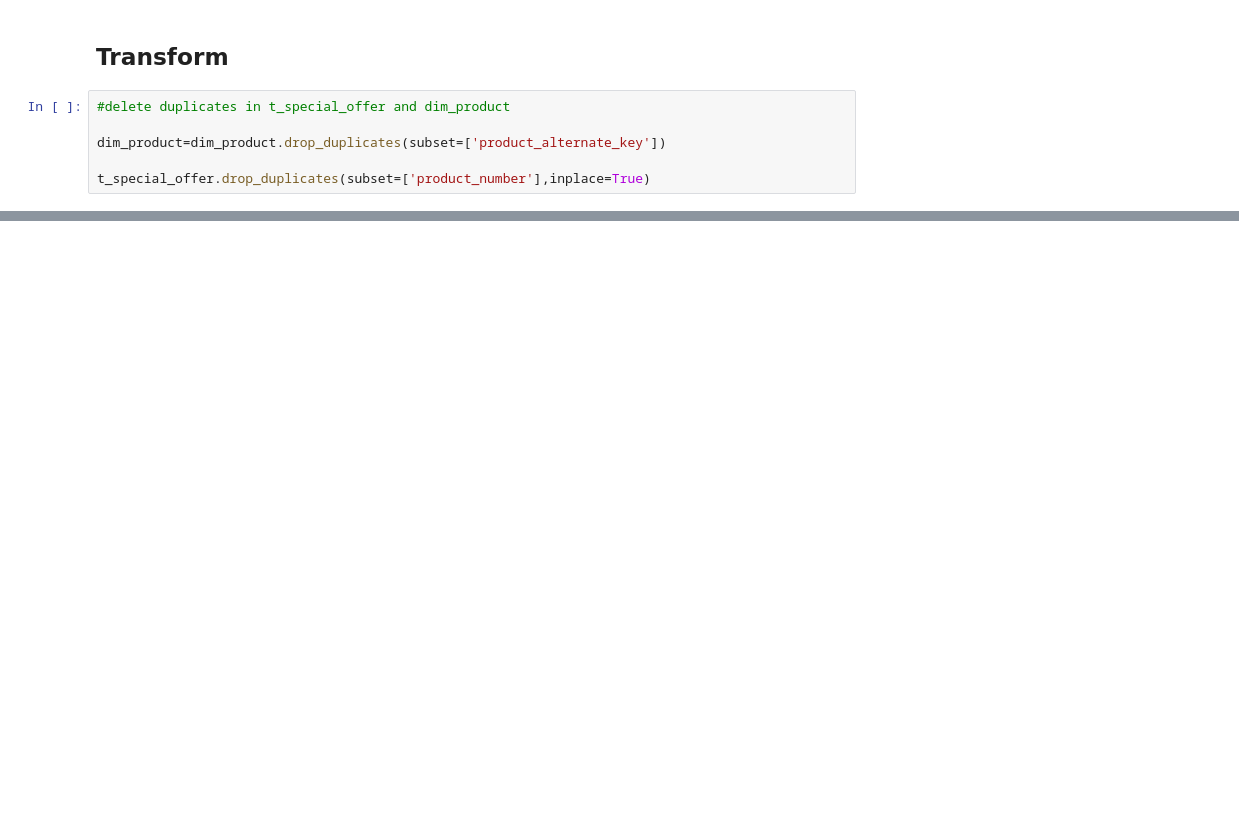
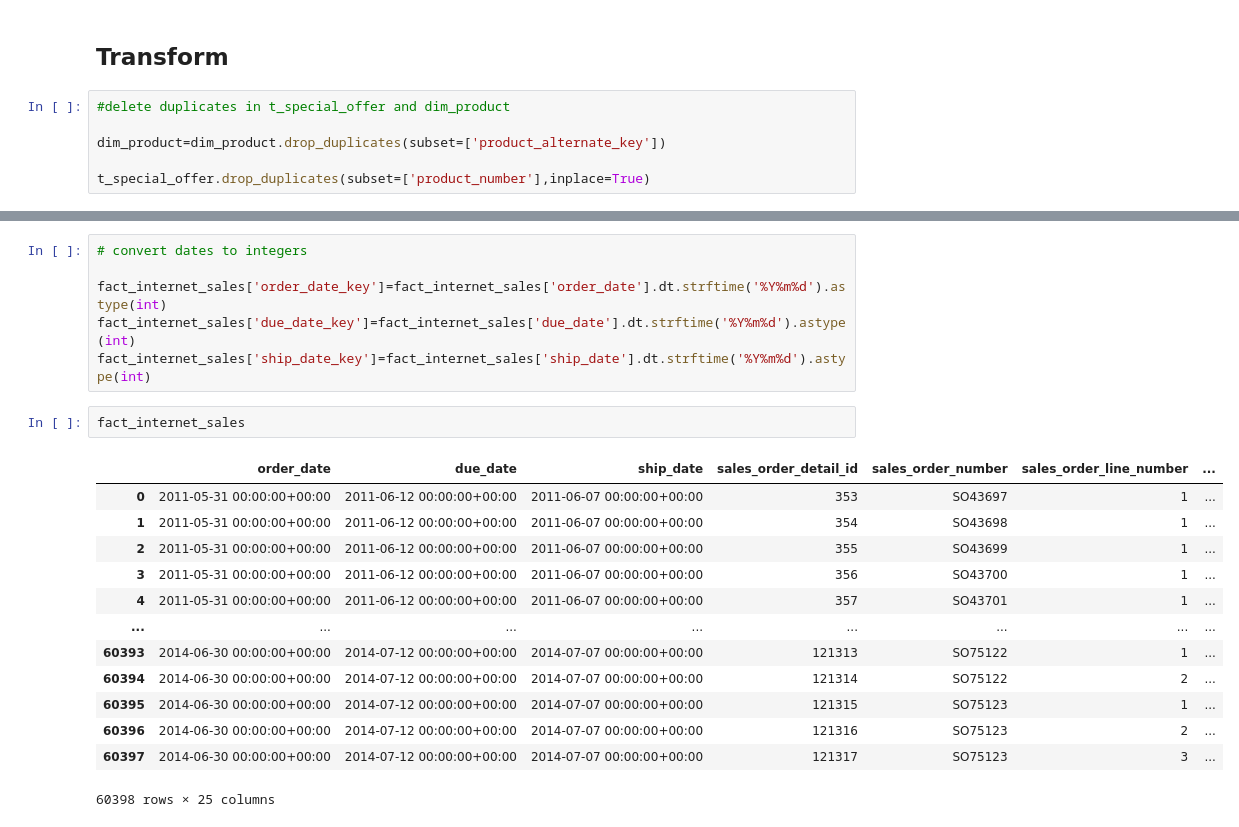
Before and after one commit to andresmg42/AdventureWorks2022ETL, a Jupyter notebook: notebooks/etl_fact_internet_sales.ipynb, the cells around one changed output, grey strips where cells are left out. Cells and saved outputs as stored; diff of their text form; blank space fills up the shorter version.

```diff
--- a/notebooks/etl_fact_internet_sales.ipynb
+++ b/notebooks/etl_fact_internet_sales.ipynb
@@ -282 +262,23 @@ Index(['order_date', 'due_date', 'ship_date', 'territory_id',
       dtype='object')
+# %%
+# convert dates to integers
+
+fact_internet_sales['order_date_key']=fact_internet_sales['order_date'].dt.strftime('%Y%m%d').astype(int)
+fact_internet_sales['due_date_key']=fact_internet_sales['due_date'].dt.strftime('%Y%m%d').astype(int)
+fact_internet_sales['ship_date_key']=fact_internet_sales['ship_date'].dt.strftime('%Y%m%d').astype(int)
+# %%
+fact_internet_sales
+# %% [output]
+|  | order_date | due_date | ship_date | sales_order_detail_id | sales_order_number | sales_order_line_number | ... |
+| 0 | 2011-05-31 00:00:00+00:00 | 2011-06-12 00:00:00+00:00 | 2011-06-07 00:00:00+00:00 | 353 | SO43697 | 1 | ... |
+| 1 | 2011-05-31 00:00:00+00:00 | 2011-06-12 00:00:00+00:00 | 2011-06-07 00:00:00+00:00 | 354 | SO43698 | 1 | ... |
+| 2 | 2011-05-31 00:00:00+00:00 | 2011-06-12 00:00:00+00:00 | 2011-06-07 00:00:00+00:00 | 355 | SO43699 | 1 | ... |
+| 3 | 2011-05-31 00:00:00+00:00 | 2011-06-12 00:00:00+00:00 | 2011-06-07 00:00:00+00:00 | 356 | SO43700 | 1 | ... |
+| 4 | 2011-05-31 00:00:00+00:00 | 2011-06-12 00:00:00+00:00 | 2011-06-07 00:00:00+00:00 | 357 | SO43701 | 1 | ... |
+| ... | ... | ... | ... | ... | ... | ... | ... |
+| 60393 | 2014-06-30 00:00:00+00:00 | 2014-07-12 00:00:00+00:00 | 2014-07-07 00:00:00+00:00 | 121313 | SO75122 | 1 | ... |
+| 60394 | 2014-06-30 00:00:00+00:00 | 2014-07-12 00:00:00+00:00 | 2014-07-07 00:00:00+00:00 | 121314 | SO75122 | 2 | ... |
+| 60395 | 2014-06-30 00:00:00+00:00 | 2014-07-12 00:00:00+00:00 | 2014-07-07 00:00:00+00:00 | 121315 | SO75123 | 1 | ... |
+| 60396 | 2014-06-30 00:00:00+00:00 | 2014-07-12 00:00:00+00:00 | 2014-07-07 00:00:00+00:00 | 121316 | SO75123 | 2 | ... |
+| 60397 | 2014-06-30 00:00:00+00:00 | 2014-07-12 00:00:00+00:00 | 2014-07-07 00:00:00+00:00 | 121317 | SO75123 | 3 | ... |
+60398 rows × 25 columns
```
Also changed, not shown: parts of 11 cells of this notebook.
